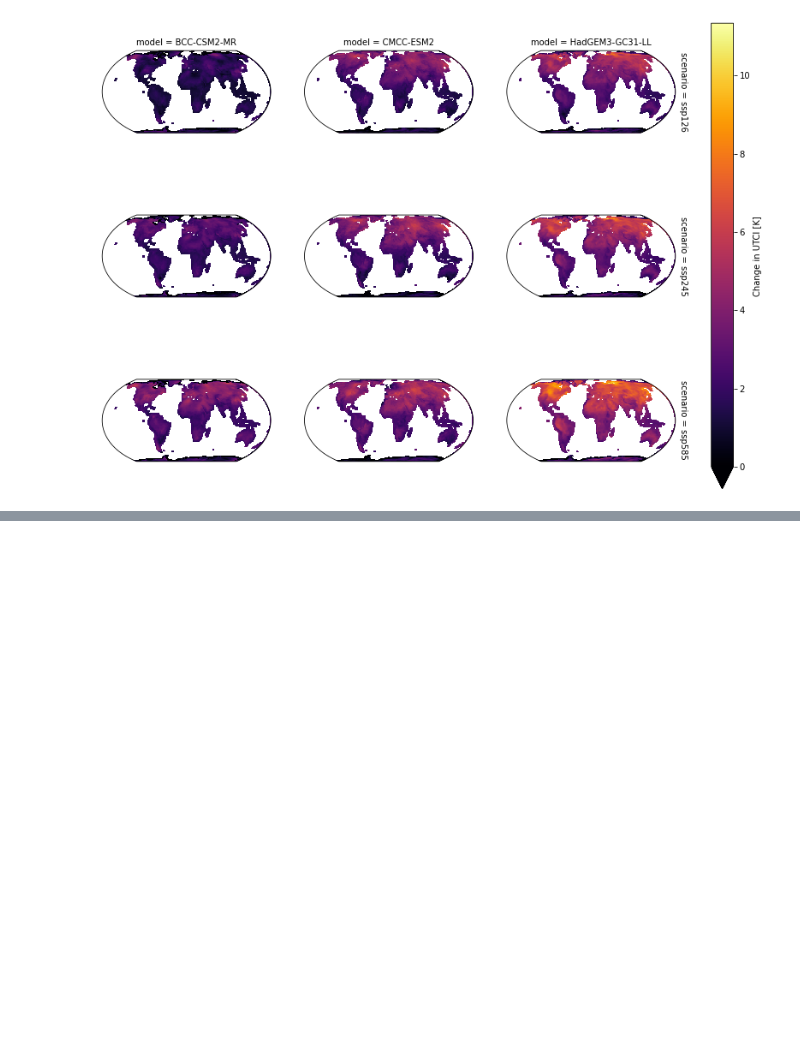
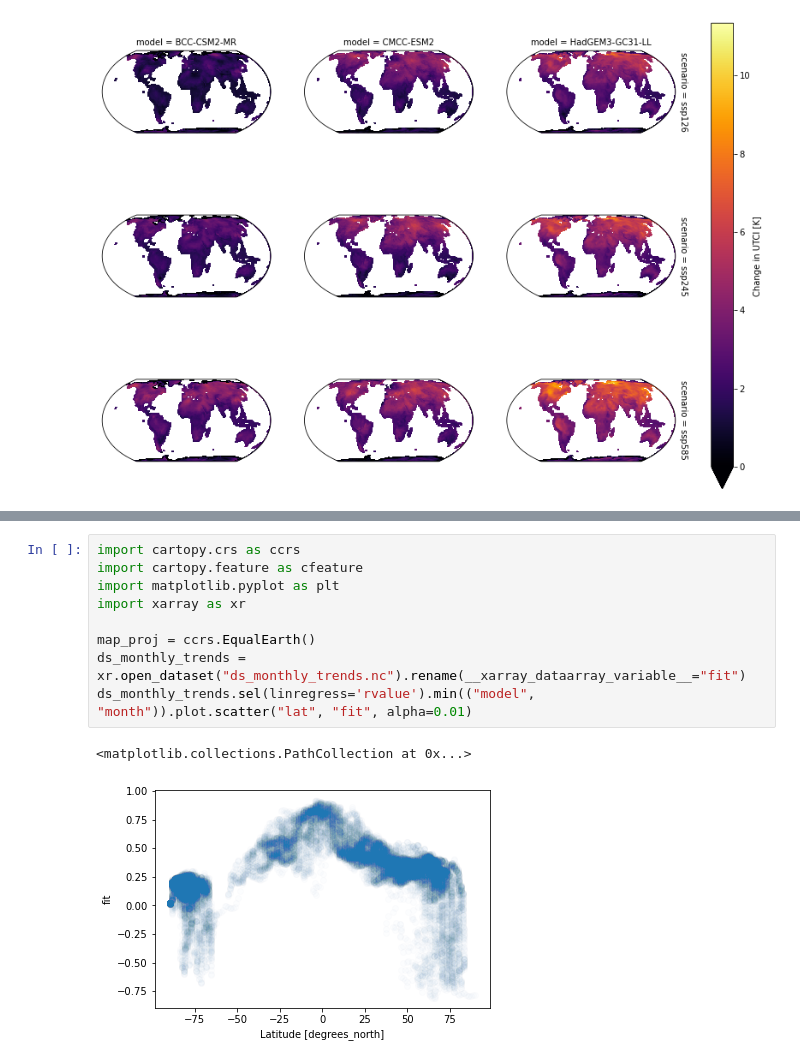
Before and after one commit to cmip6moap/project10, a Jupyter notebook: notebooks/UTCI_delta.ipynb, the cells around one changed output, grey strips where cells are left out. Saved outputs shown, nothing was run; the diff lists cells and outputs as text; blank space fills up the shorter version.

```diff
--- a/notebooks/UTCI_delta.ipynb
+++ b/notebooks/UTCI_delta.ipynb
@@ -784,0 +791,12 @@ plt.savefig("../results/gsat_utci_rvalue.png")
+# %%
+import cartopy.crs as ccrs
+import cartopy.feature as cfeature
+import matplotlib.pyplot as plt
+import xarray as xr
+
+map_proj = ccrs.EqualEarth()
+ds_monthly_trends = xr.open_dataset("ds_monthly_trends.nc").rename(__xarray_dataarray_variable__="fit")
+ds_monthly_trends.sel(linregress='rvalue').min(("model", "month")).plot.scatter("lat", "fit", alpha=0.01)
+# %% [output]
+<matplotlib.collections.PathCollection at 0x...>
+[figure, added]
```
Also changed, not shown: parts of 30 cells of this notebook.
